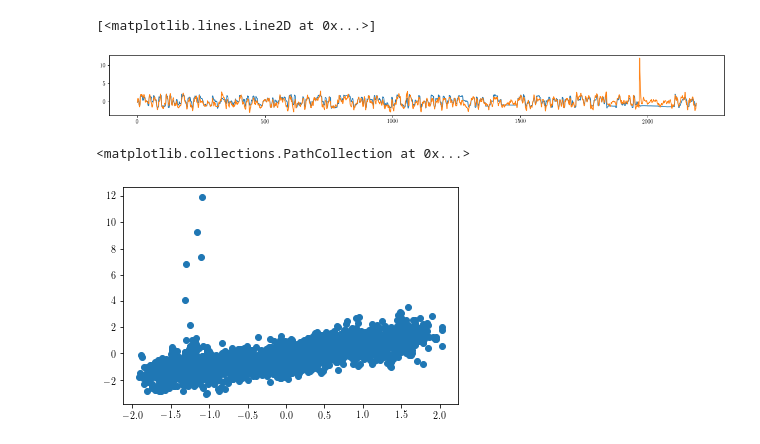
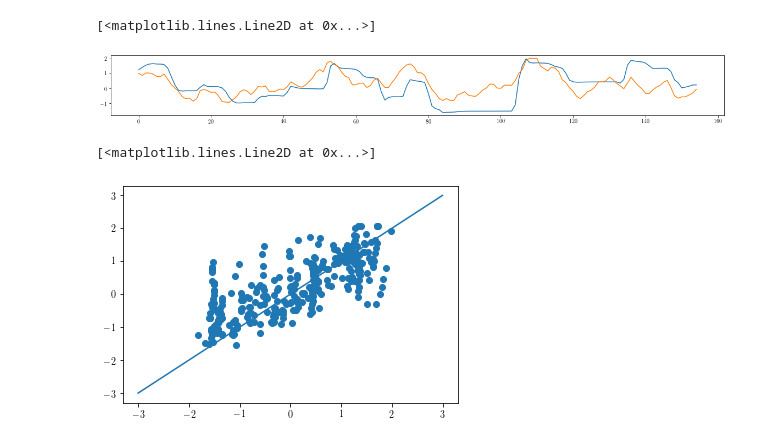
Before and after one commit to pssachdeva/uoi_neuroscience, a Jupyter notebook: cur/kalman.ipynb, the cells around one changed output. Drawn from its saved outputs; the diff is of its cells as text; code cells hidden in the pictures.

```diff
--- a/cur/kalman.ipynb
+++ b/cur/kalman.ipynb
@@ -12,7 +12,7 @@ from sklearn.metrics import r2_score
 # %%
 data_paths = np.sort(os.listdir('/storage/data/nhp')).tolist()
 # %%
-nhp = NHP(data_path='/storage/data/nhp/' + data_paths[9])
+nhp = NHP(data_path='/storage/data/nhp/' + data_paths[1])
 # %%
 dt = 0.25
 # %%
@@ -39,5 +47,5 @@ X = np.vstack((x[:-1], y[:-1], vx, vy)).T
 # %%
-train_frac = 0.8
+train_frac = 0.9
 n_train = int(Y.shape[0] * train_frac)
 # %%
 X_train = X[:n_train]
@@ -117,9 +138,10 @@ plt.plot(X_test[500:, 0])
 plt.plot(means[500:, 0])
 # %% [output]
 [<matplotlib.lines.Line2D at 0x...>]
-[figure, old version]
+[figure, new version]
 # %%
 plt.scatter(X_test[:, 0], means[:, 0])
+plt.plot([-3, 3], [-3, 3])
 # %% [output]
-<matplotlib.collections.PathCollection at 0x...>
+[<matplotlib.lines.Line2D at 0x...>]
-[figure, old version]
+[figure, new version]
```
Also changed, not shown: parts of 19 cells of this notebook, 1 other file.
